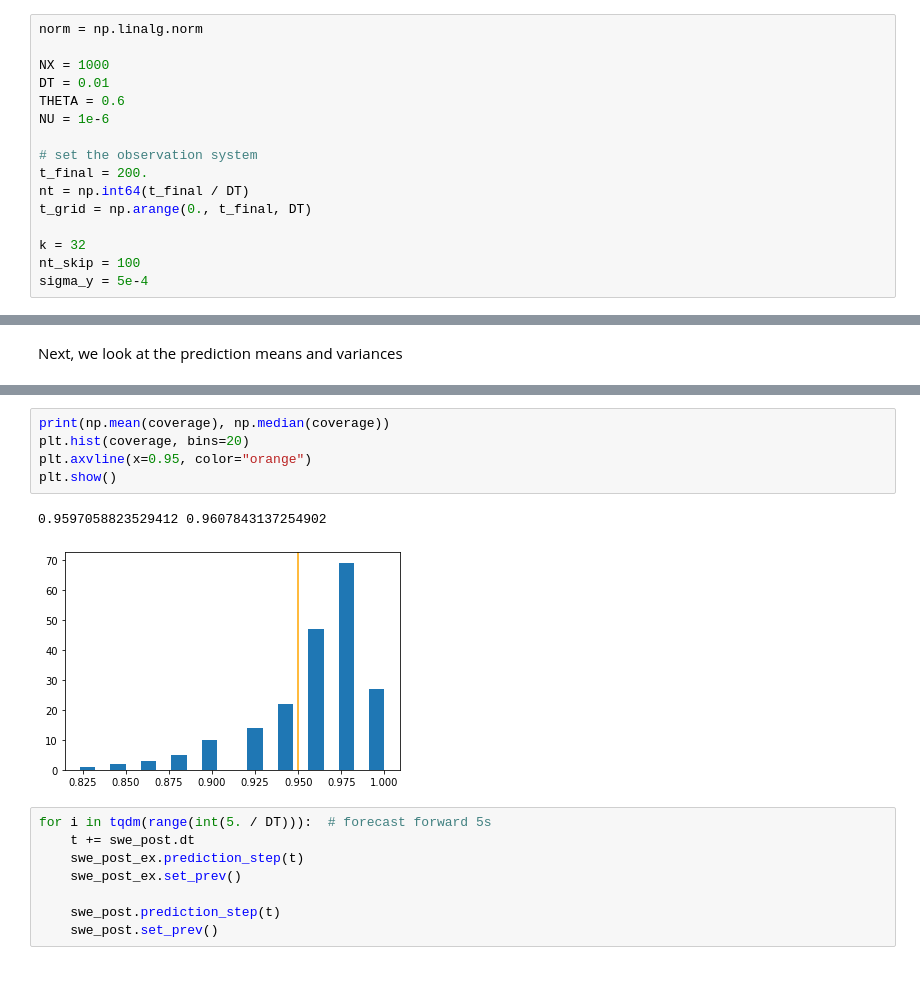
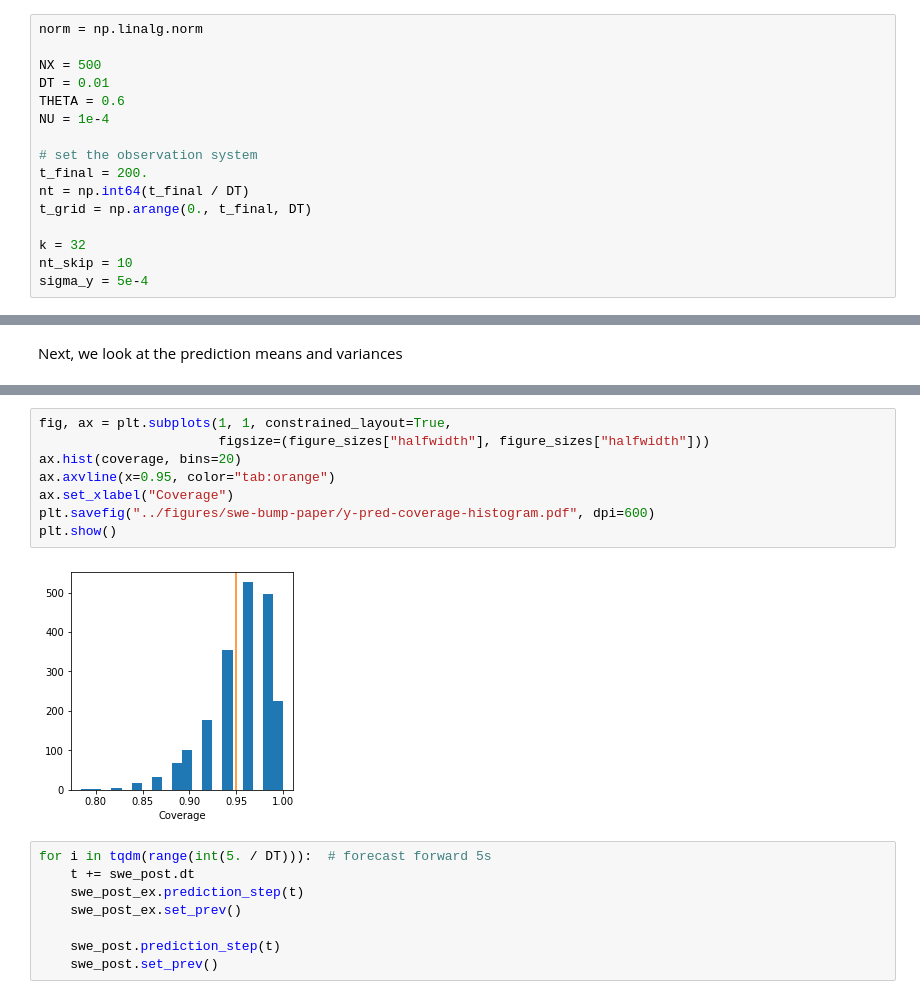
Before and after one commit to connor-duffin/sswfe, a Jupyter notebook: docs/swe-filter-1d-bump-example.ipynb, the cells around one changed output, grey strips where cells are left out. Cells and saved outputs as stored; diff of their text form.

```diff
--- a/docs/swe-filter-1d-bump-example.ipynb
+++ b/docs/swe-filter-1d-bump-example.ipynb
@@ -42,10 +43,10 @@ def compute_coverage(y, mean , cov):
 # %%
 norm = np.linalg.norm
 
-NX = 1000
+NX = 500
 DT = 0.01
 THETA = 0.6
-NU = 1e-6
+NU = 1e-4
 
 # set the observation system
 t_final = 200.
@@ -53,7 +54,7 @@ nt = np.int64(t_final / DT)
 t_grid = np.arange(0., t_final, DT)
 
 k = 32
-nt_skip = 100
+nt_skip = 10
 sigma_y = 5e-4
 # %%
 stat_params = dict(rho_u=1e-2, ell_u=5.,
@@ -315,11 +333,13 @@ plt.show()
 # %%
-print(np.mean(coverage), np.median(coverage))
-plt.hist(coverage, bins=20)
-plt.axvline(x=0.95, color="orange")
+fig, ax = plt.subplots(1, 1, constrained_layout=True,
+                       figsize=(figure_sizes["halfwidth"], figure_sizes["halfwidth"]))
+ax.hist(coverage, bins=20)
+ax.axvline(x=0.95, color="tab:orange")
+ax.set_xlabel("Coverage")
+plt.savefig("../figures/swe-bump-paper/y-pred-coverage-histogram.pdf", dpi=600)
 plt.show()
 # %% [output]
-0.9597058823529412 0.9607843137254902
-[figure, old version]
+[figure, new version]
 # %%
 for i in tqdm(range(int(5. / DT))):  # forecast forward 5s
     t += swe_post.dt
```
Also changed, not shown: parts of 11 cells of this notebook, 2 other files.
